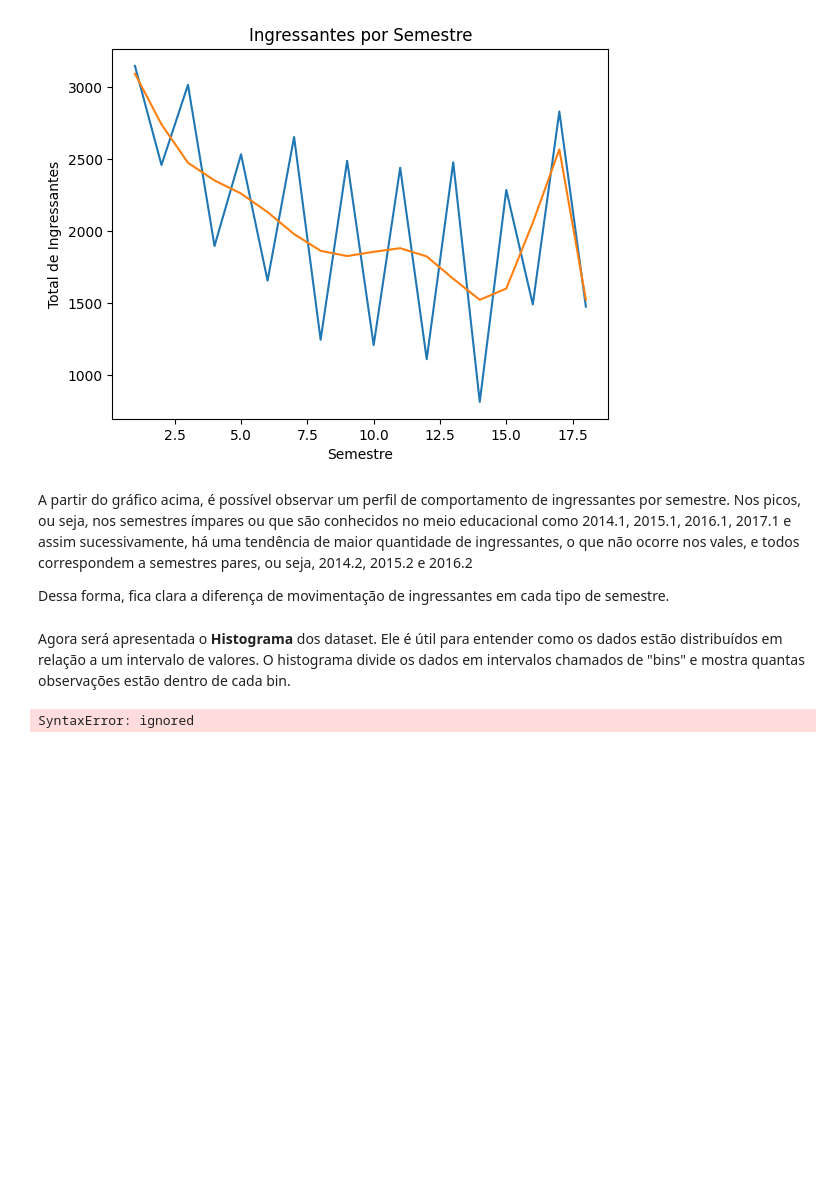
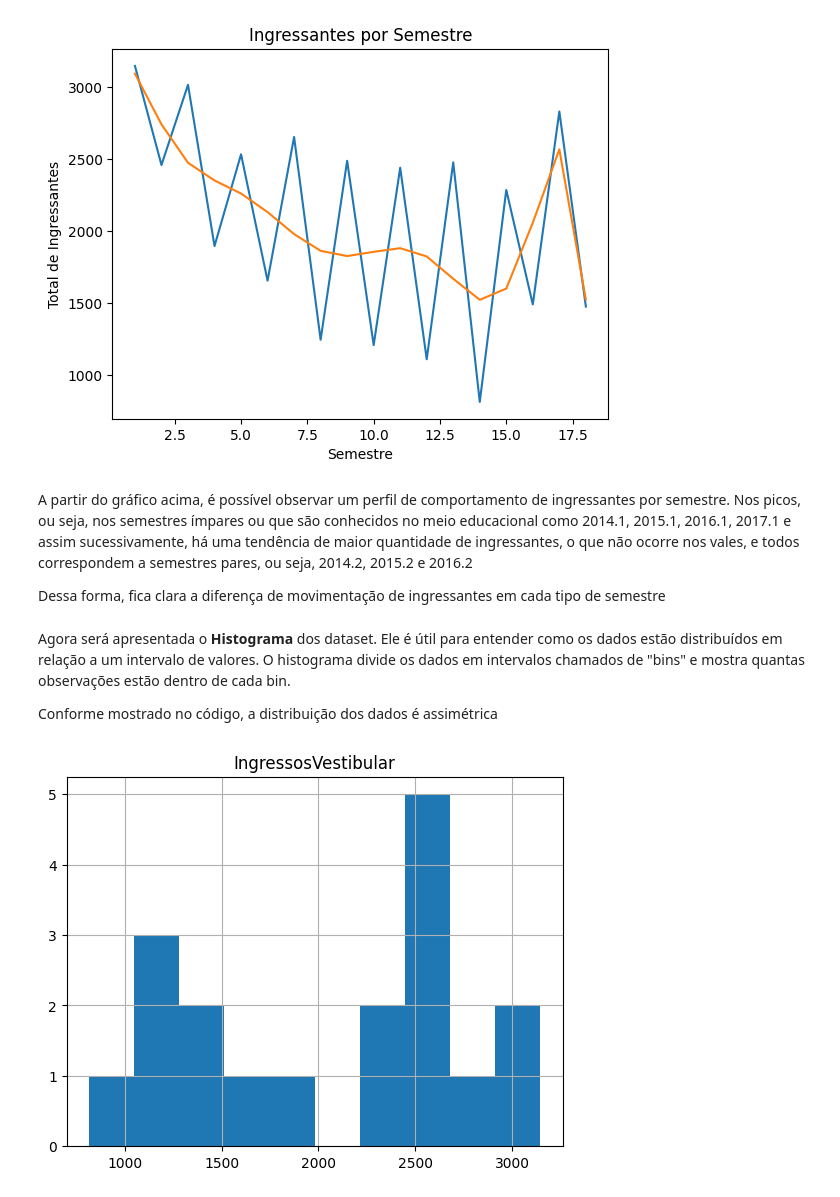
Before and after one commit to jdesous1/MVP, a Jupyter notebook: MVP_PUC_RIO.ipynb, the cells around one changed output. Cells and saved outputs as stored; diff of their text form; code cells hidden in the pictures; blank space fills up the shorter version.

```diff
--- a/MVP_PUC_RIO.ipynb
+++ b/MVP_PUC_RIO.ipynb
@@ -204,14 +215,15 @@ plt.show()
 A partir do gráfico acima, é possível observar um perfil de comportamento de ingressantes por semestre. Nos picos, ou seja, nos semestres ímpares ou que são conhecidos no meio educacional como 2014.1, 2015.1, 2016.1, 2017.1 e assim sucessivamente, há uma tendência de maior quantidade de ingressantes, o que não ocorre nos vales, e todos correspondem a semestres pares, ou seja, 2014.2,
 2015.2 e 2016.2
 
-Dessa forma, fica clara a diferença de movimentação de ingressantes em cada tipo de semestre.
+Dessa forma, fica clara a diferença de movimentação de ingressantes em cada tipo de semestre
 # %% [markdown]
 Agora será apresentada o **Histograma** dos dataset. Ele é útil para entender como os dados estão distribuídos em relação a um intervalo de valores. O histograma divide os dados em intervalos chamados de "bins" e mostra quantas observações estão dentro de cada bin.
+
+Conforme mostrado no código, a distribuição dos dados é assimétrica
 # %%
 # Histograma do Total de Ingressantes
-var = ['hist']
-dados2 = pd.read_csv(url, names=var, skiprows=1, delimiter=',')
-var.hist(figsize = (10,10)))
+df = pd.read_csv(url)
+df.hist(column='IngressosVestibular')
 plt.show()
 # %% [output]
-SyntaxError: ignored
+[figure, added]
```
Also changed, not shown: parts of 10 cells of this notebook.
